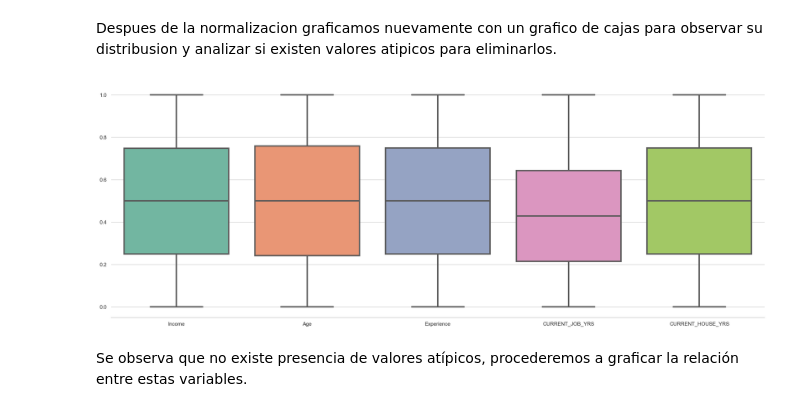
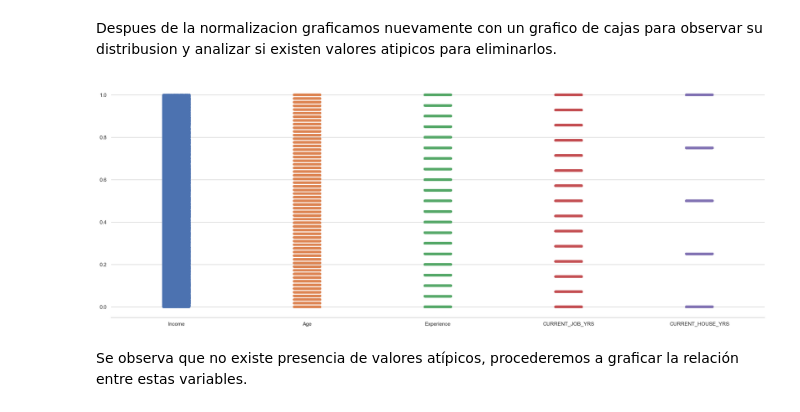
Before and after one commit to cabareno/Loan_Behavior, a Jupyter notebook: Monografia.ipynb, the cells around one changed output. Drawn from its saved outputs; the diff is of its cells as text; code cells hidden in the pictures.

```diff
--- a/Monografia.ipynb
+++ b/Monografia.ipynb
@@ -408,12 +399,13 @@ loan[num].describe()
 # %% [markdown]
 Despues de la normalizacion graficamos nuevamente con un grafico de cajas para observar su distribusion y analizar si existen valores atipicos para eliminarlos.
 # %%
+#Grafico de cajas para entender como se distribuyen los valores
 sns.set(rc={'figure.figsize':(25,9)}) # Tamaño de la figura
 sns.set(style="whitegrid") # Estilo de la figura
-sns.boxplot(data = pd.DataFrame(loan[num]), linewidth = 3, palette="Set2", fliersize = 5) # Diagrama Box Plot
+sns.stripplot(data =  pd.DataFrame(loan[num])) # Diagrama Box Plot
 sns.despine(left=True)
 # %% [output]
-[figure, old version]
+[figure, new version]
 # %% [markdown]
 Se observa que no existe presencia de valores atípicos, procederemos a graficar la relación entre estas variables.
 # %%
```
Also changed, not shown: parts of 26 cells of this notebook.
